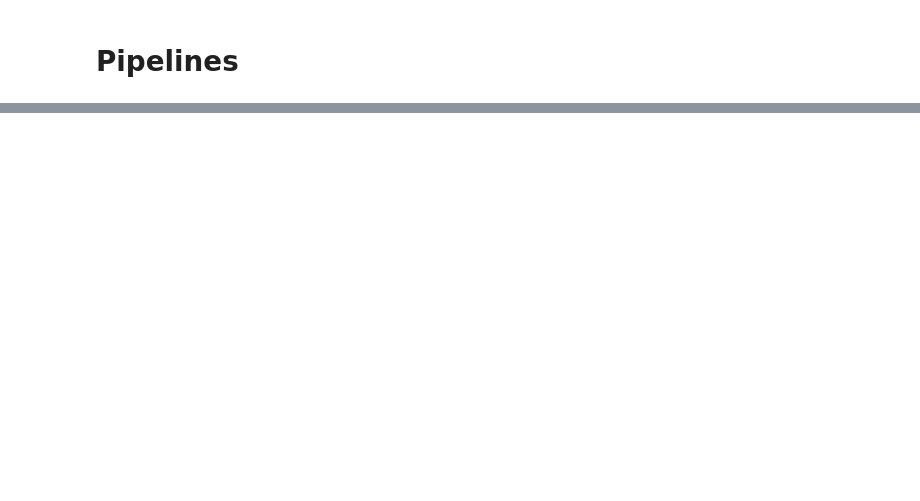
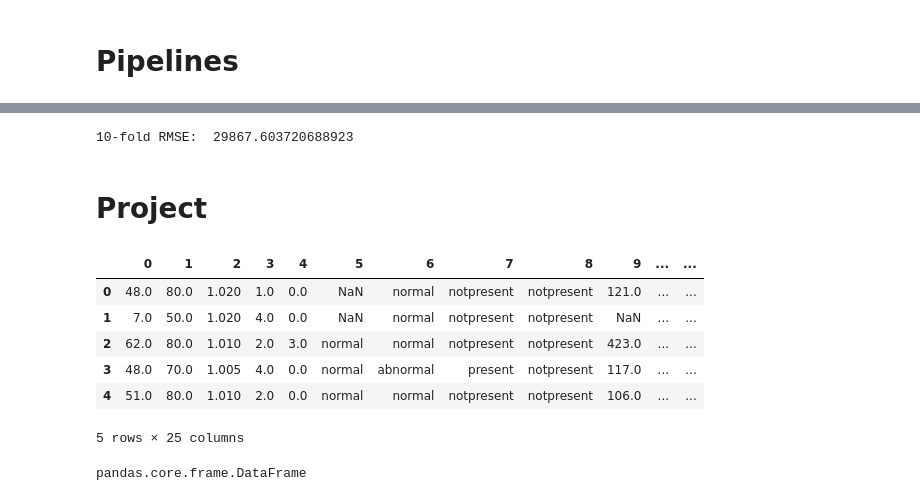
Before and after one commit to kingslyroche/JupyterNotebooks, a Jupyter notebook: xgboost.ipynb, the cells around one changed output, grey strips where cells are left out. Saved outputs shown, nothing was run; the diff lists cells and outputs as text; code cells hidden in the pictures; blank space fills up the shorter version.

```diff
--- a/xgboost.ipynb
+++ b/xgboost.ipynb
@@ -420,0 +541,34 @@ Lowest RMSE found:  36636.35808132903
+# %%
+
+from sklearn.model_selection import cross_val_score
+
+
+# Setup the pipeline steps: steps
+steps = [("ohe_onestep", DictVectorizer(sparse=False)),
+         ("xgb_model", xgb.XGBRegressor(max_depth=2, objective="reg:linear"))]
+
+# Create the pipeline: xgb_pipeline
+xgb_pipeline = Pipeline(steps)
+
+# Cross-validate the model
+cross_val_scores = cross_val_score(xgb_pipeline, X.to_dict("records"), y, cv=10, scoring="neg_mean_squared_error")
+
+# Print the 10-fold RMSE
+print("10-fold RMSE: ", np.mean(np.sqrt(np.abs(cross_val_scores))))
+# %% [output]
+10-fold RMSE:  29867.603720688923
+# %% [markdown]
+# Project
+# %%
+cols=['age',  'bp',  'sg',  'al',  'su',  'bgr',  'bu',  'sc',  'sod','pot',  'hemo',  'pcv',  'wc',  'rc',  'rbc',  'pc',  'pcc',  'ba',  'htn',  'dm',  'cad',  'appet',  'pe',  'ane', 'class']
+df=pd.read_csv('https://assets.datacamp.com/production/repositories/943/datasets/82c231cd41f92325cf33b78aaa360824e6b599b9/chronic_kidney_disease.csv',header=None,na_values='?')
+# %%
+df.head()
+# %% [output]
+|  | 0 | 1 | 2 | 3 | 4 | 5 | 6 | 7 | 8 | 9 | ... | ... |
+| 0 | 48.0 | 80.0 | 1.020 | 1.0 | 0.0 | NaN | normal | notpresent | notpresent | 121.0 | ... | ... |
+| 1 | 7.0 | 50.0 | 1.020 | 4.0 | 0.0 | NaN | normal | notpresent | notpresent | NaN | ... | ... |
+| 2 | 62.0 | 80.0 | 1.010 | 2.0 | 3.0 | normal | normal | notpresent | notpresent | 423.0 | ... | ... |
+| 3 | 48.0 | 70.0 | 1.005 | 4.0 | 0.0 | normal | abnormal | present | notpresent | 117.0 | ... | ... |
+| 4 | 51.0 | 80.0 | 1.010 | 2.0 | 0.0 | normal | normal | notpresent | notpresent | 106.0 | ... | ... |
+5 rows × 25 columns
@@ -420,0 +580,4 @@ Lowest RMSE found:  36636.35808132903
+# %%
+type(X)
+# %% [output]
+pandas.core.frame.DataFrame
```
Also changed, not shown: parts of 19 cells of this notebook.
